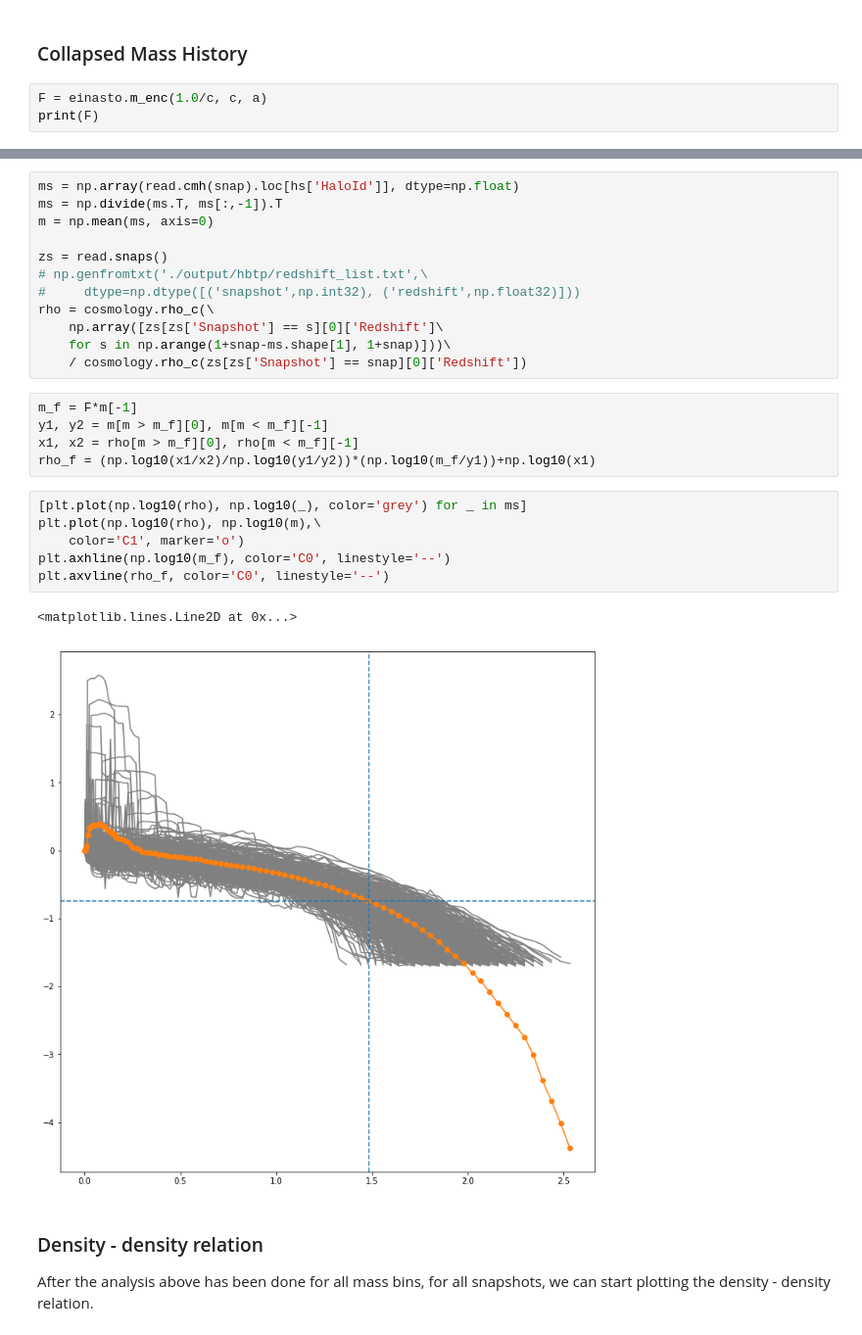
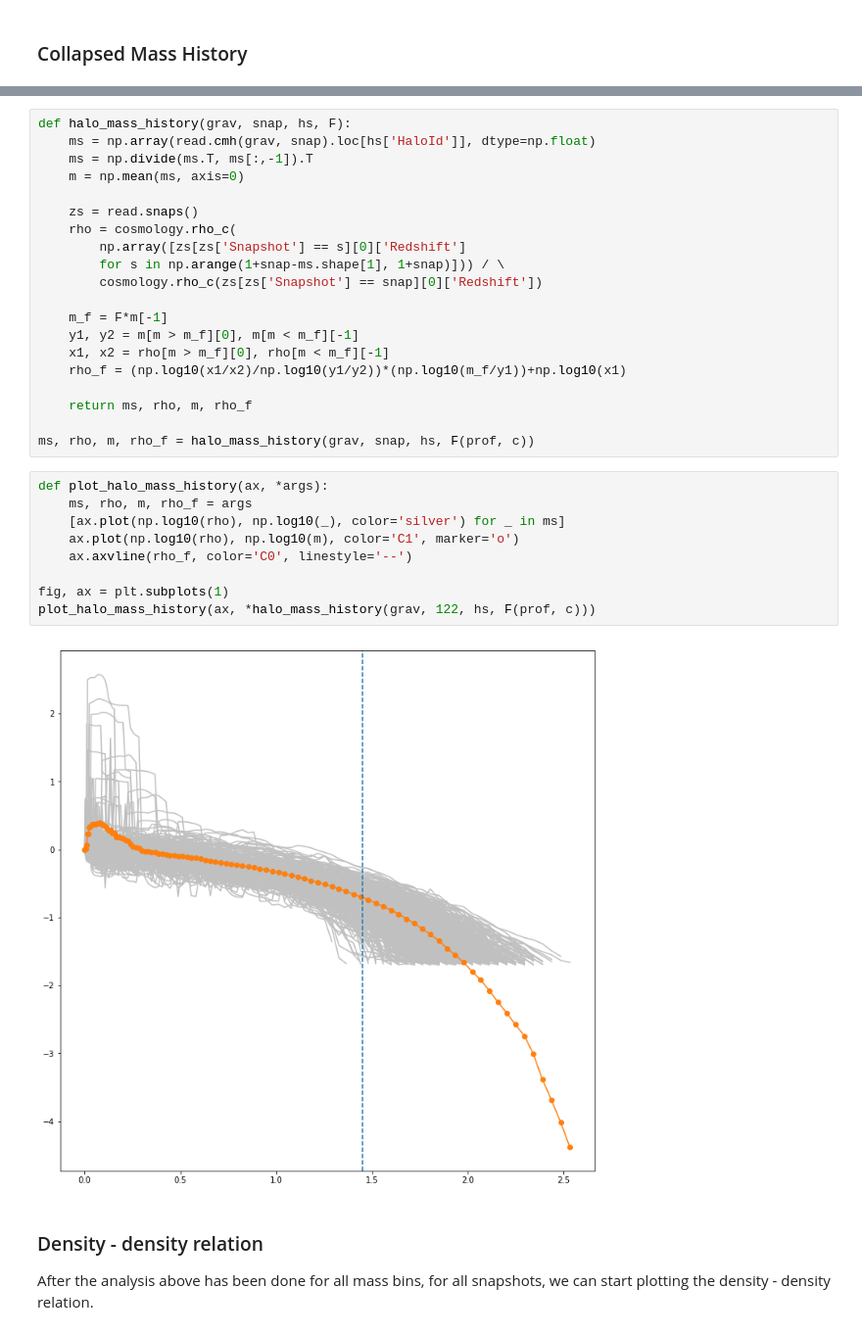
Before and after one commit to oleskiewicz/hbtp, a Jupyter notebook: notebook.ipynb, the cells around one changed output, grey strips where cells are left out. Shown at 98% size. Cells and saved outputs as stored; diff of their text form.

```diff
--- a/notebook.ipynb
+++ b/notebook.ipynb
@@ -146,5 +186,2 @@ plt.axvline(np.log10(1.0/c_nfw), color='C3', linestyle='--')
 # %% [markdown]
 ### Collapsed Mass History
-# %%
-F = einasto.m_enc(1.0/c, c, a)
-print(F)
@@ -153,29 +198,34 @@ print(F)
 # %%
-ms = np.array(read.cmh(snap).loc[hs['HaloId']], dtype=np.float)
-ms = np.divide(ms.T, ms[:,-1]).T
-m = np.mean(ms, axis=0)
+def halo_mass_history(grav, snap, hs, F):
+    ms = np.array(read.cmh(grav, snap).loc[hs['HaloId']], dtype=np.float)
+    ms = np.divide(ms.T, ms[:,-1]).T
+    m = np.mean(ms, axis=0)
 
-zs = read.snaps()
-# np.genfromtxt('./output/hbtp/redshift_list.txt',\
-#     dtype=np.dtype([('snapshot',np.int32), ('redshift',np.float32)]))
-rho = cosmology.rho_c(\
-    np.array([zs[zs['Snapshot'] == s][0]['Redshift']\
-    for s in np.arange(1+snap-ms.shape[1], 1+snap)]))\
-    / cosmology.rho_c(zs[zs['Snapshot'] == snap][0]['Redshift'])
+    zs = read.snaps()
+    rho = cosmology.rho_c(
+        np.array([zs[zs['Snapshot'] == s][0]['Redshift']
+        for s in np.arange(1+snap-ms.shape[1], 1+snap)])) / \
+        cosmology.rho_c(zs[zs['Snapshot'] == snap][0]['Redshift'])
+
+    m_f = F*m[-1]
+    y1, y2 = m[m > m_f][0], m[m < m_f][-1]
+    x1, x2 = rho[m > m_f][0], rho[m < m_f][-1]
+    rho_f = (np.log10(x1/x2)/np.log10(y1/y2))*(np.log10(m_f/y1))+np.log10(x1)
+
+    return ms, rho, m, rho_f
+
+ms, rho, m, rho_f = halo_mass_history(grav, snap, hs, F(prof, c))
-# %%
-m_f = F*m[-1]
-y1, y2 = m[m > m_f][0], m[m < m_f][-1]
-x1, x2 = rho[m > m_f][0], rho[m < m_f][-1]
-rho_f = (np.log10(x1/x2)/np.log10(y1/y2))*(np.log10(m_f/y1))+np.log10(x1)
 # %%
-[plt.plot(np.log10(rho), np.log10(_), color='grey') for _ in ms]
-plt.plot(np.log10(rho), np.log10(m),\
-    color='C1', marker='o')
-plt.axhline(np.log10(m_f), color='C0', linestyle='--')
-plt.axvline(rho_f, color='C0', linestyle='--')
+def plot_halo_mass_history(ax, *args):
+    ms, rho, m, rho_f = args
+    [ax.plot(np.log10(rho), np.log10(_), color='silver') for _ in ms]
+    ax.plot(np.log10(rho), np.log10(m), color='C1', marker='o')
+    ax.axvline(rho_f, color='C0', linestyle='--')
+
+fig, ax = plt.subplots(1)
+plot_halo_mass_history(ax, *halo_mass_history(grav, 122, hs, F(prof, c)))
 # %% [output]
-<matplotlib.lines.Line2D at 0x...>
-[figure, old version]
+[figure, new version]
 # %% [markdown]
 ### Density - density relation
 
```
Also changed, not shown: parts of 27 cells of this notebook, 4 other files.
